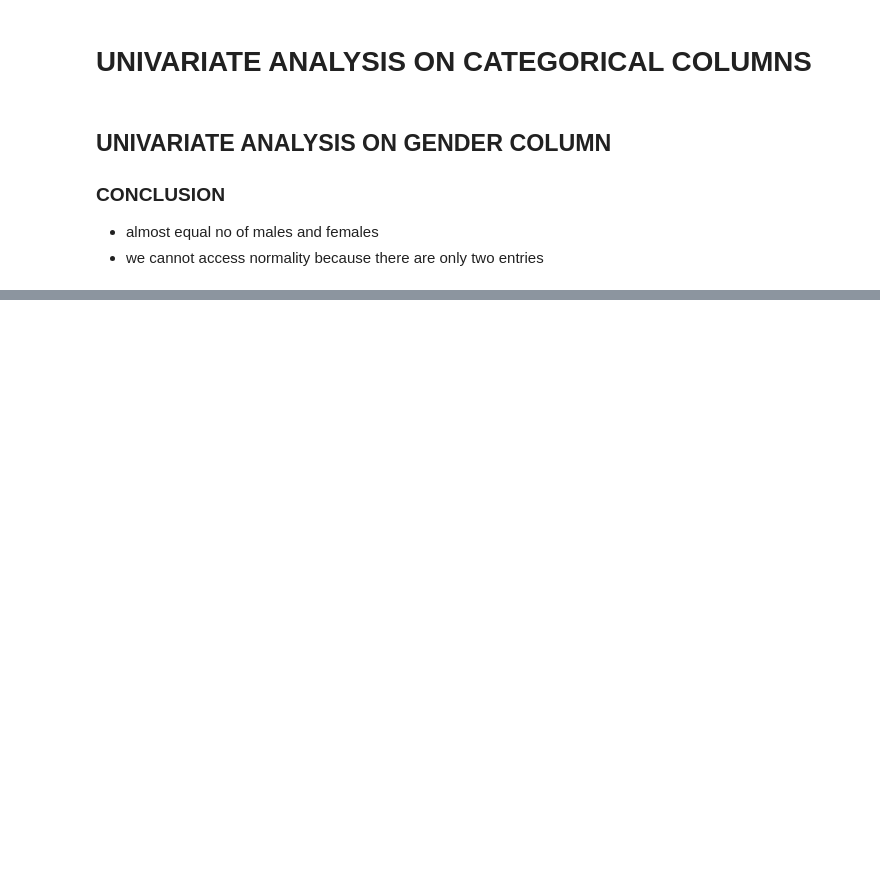
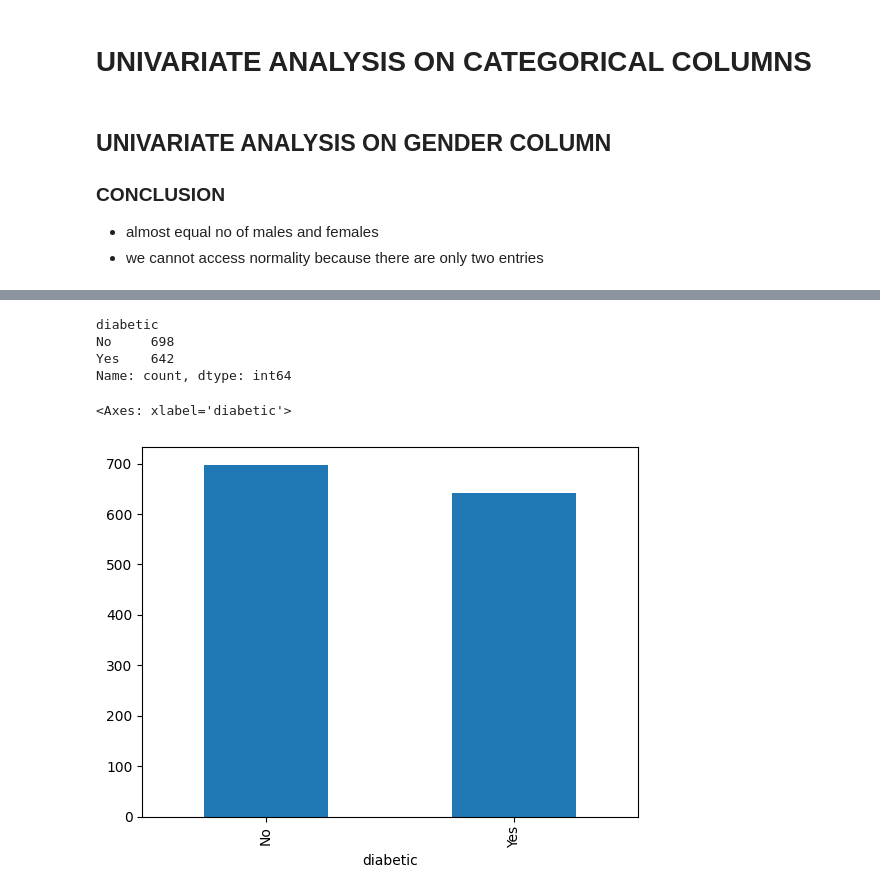
Before and after one commit to ronit-6464/INSURANCE-DATASET-EDA, a Jupyter notebook: EDA NOTEBOOK ON INSURANCE DATASET.ipynb, the cells around one changed output, grey strips where cells are left out. Drawn from its saved outputs; the diff is of its cells as text; code cells hidden in the pictures; blank space fills up the shorter version.

Commit message:
univariate analysis of diabetic column

```diff
--- a/EDA NOTEBOOK ON INSURANCE DATASET.ipynb
+++ b/EDA NOTEBOOK ON INSURANCE DATASET.ipynb
@@ -195,0 +183,12 @@ df['gender'].value_counts().plot(kind='pie',autopct='%0.1f%%')
+# %%
+df.diabetic.value_counts()
+# %% [output]
+diabetic
+No     698
+Yes    642
+Name: count, dtype: int64
+# %%
+df.diabetic.value_counts().plot(kind='bar')
+# %% [output]
+<Axes: xlabel='diabetic'>
+[figure, added]
```
Also changed, not shown: parts of 8 cells of this notebook.
